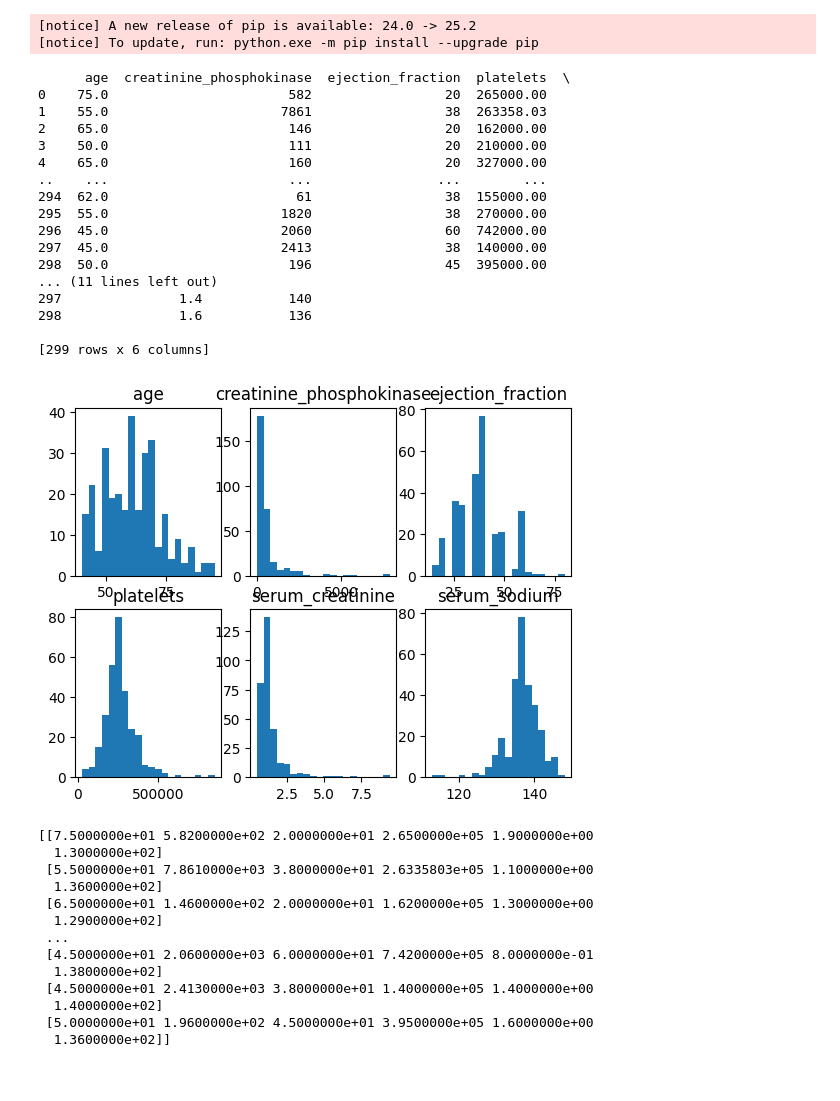
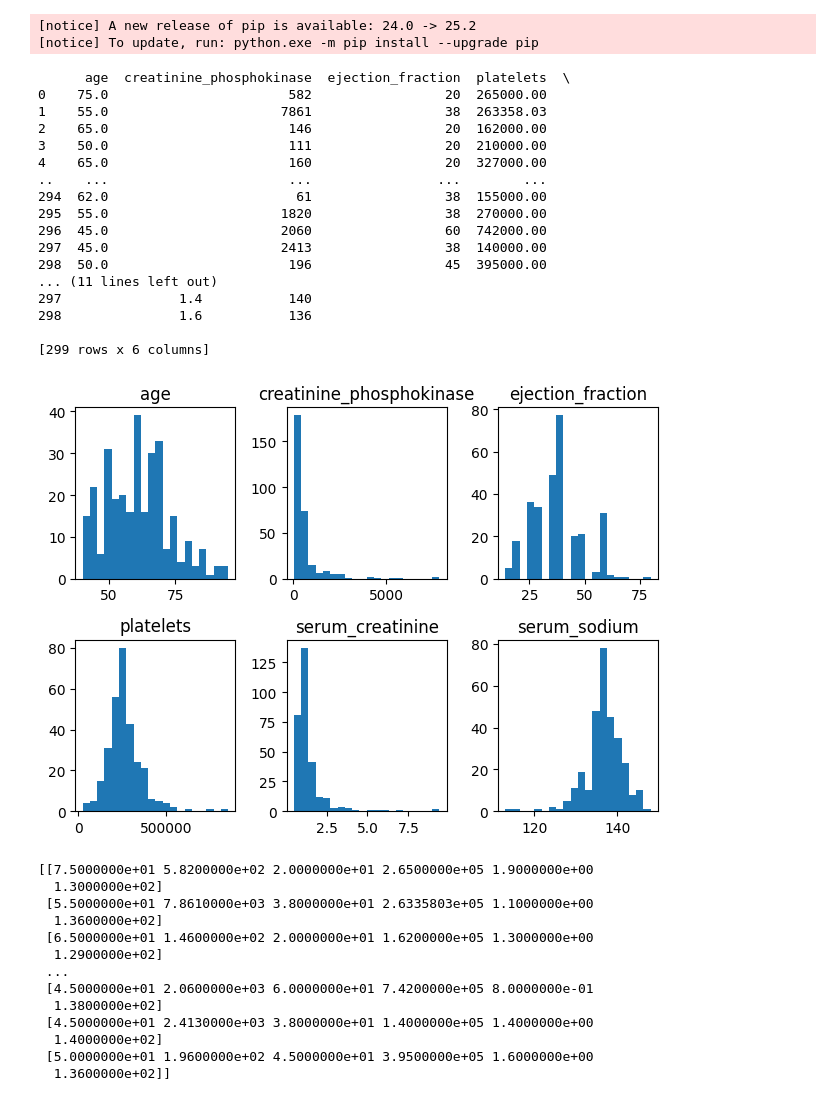
Before and after one commit to Re1otsu/My-student-tasks, a Jupyter notebook: Data science/1lr.ipynb, the cells around one changed output. Drawn from its saved outputs; the diff is of its cells as text; code cells hidden in the pictures.

```diff
--- a/Data science/1lr.ipynb
+++ b/Data science/1lr.ipynb
@@ -32,34 +32,35 @@ axs[0, 0].hist(df['age'].values, bins = n_bins)
 axs[0, 0].set_title('age')
 axs[0, 1].hist(df['creatinine_phosphokinase'].values, bins = n_bins)
 axs[0, 1].set_title('creatinine_phosphokinase')
 axs[0, 2].hist(df['ejection_fraction'].values, bins = n_bins)
 axs[0, 2].set_title('ejection_fraction')
 axs[1, 0].hist(df['platelets'].values, bins = n_bins)
 axs[1, 0].set_title('platelets')
 axs[1, 1].hist(df['serum_creatinine'].values, bins = n_bins)
 axs[1, 1].set_title('serum_creatinine')
 axs[1, 2].hist(df['serum_sodium'].values, bins = n_bins)
 axs[1, 2].set_title('serum_sodium')
+plt.tight_layout()
 plt.show()
 # %% [output]
       age  creatinine_phosphokinase  ejection_fraction  platelets  \
 0    75.0                       582                 20  265000.00
 1    55.0                      7861                 38  263358.03
 2    65.0                       146                 20  162000.00
 3    50.0                       111                 20  210000.00
 4    65.0                       160                 20  327000.00
 ..    ...                       ...                ...        ...
 294  62.0                        61                 38  155000.00
 295  55.0                      1820                 38  270000.00
 296  45.0                      2060                 60  742000.00
 297  45.0                      2413                 38  140000.00
 298  50.0                       196                 45  395000.00
 ... (11 lines left out)
 297               1.4           140
 298               1.6           136
 
 [299 rows x 6 columns]
-[figure, old version]
+[figure, new version]
 # %%
 import pandas as pd
 import numpy as np
```
Also changed, not shown: parts of 2 cells of this notebook.
